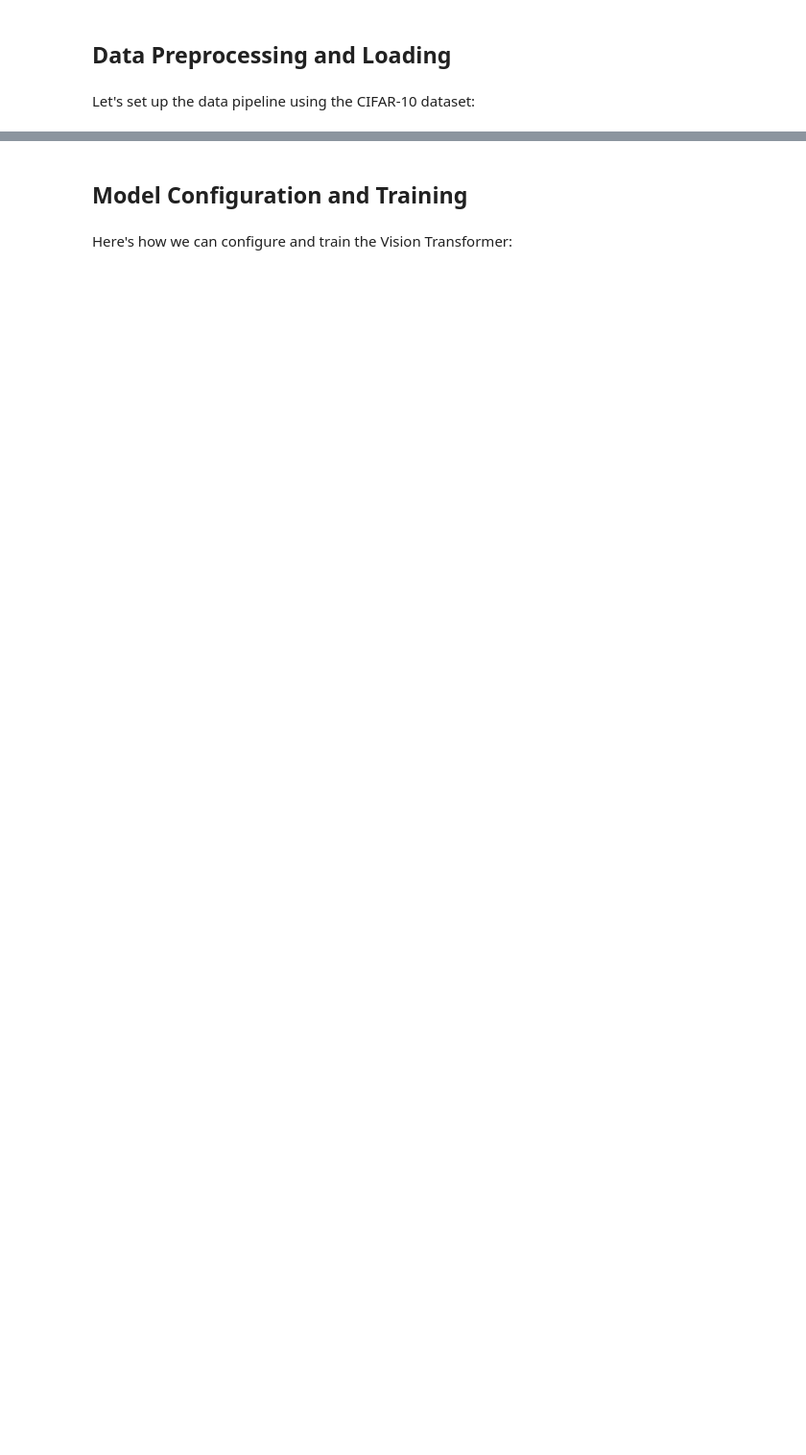
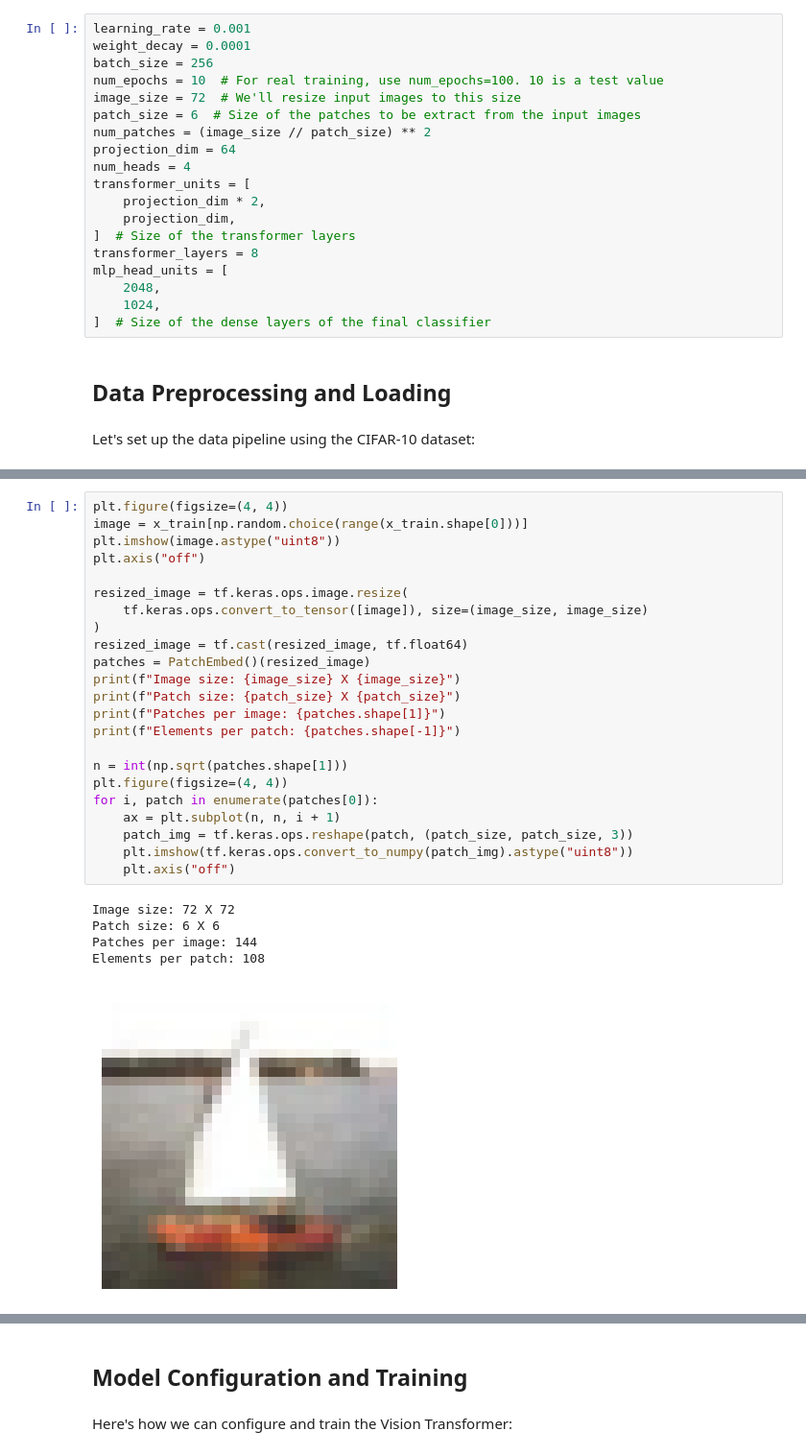
Before and after one commit to raminmohammadi/GEN-AI, a Jupyter notebook: Labs/Week_7/Transformers/Vision_Transformers.ipynb, the cells around one changed output, grey strips where cells are left out. Shown at 96% size. Drawn from its saved outputs; the diff is of its cells as text; blank space fills up the shorter version.

Commit message:
added some details for Vision Transformer ViT

```diff
--- a/Labs/Week_7/Transformers/Vision_Transformers.ipynb
+++ b/Labs/Week_7/Transformers/Vision_Transformers.ipynb
@@ -186,3 +65,22 @@ This implementation simplifies the original ViT architecture by:
+# %%
+learning_rate = 0.001
+weight_decay = 0.0001
+batch_size = 256
+num_epochs = 10  # For real training, use num_epochs=100. 10 is a test value
+image_size = 72  # We'll resize input images to this size
+patch_size = 6  # Size of the patches to be extract from the input images
+num_patches = (image_size // patch_size) ** 2
+projection_dim = 64
+num_heads = 4
+transformer_units = [
+    projection_dim * 2,
+    projection_dim,
+]  # Size of the transformer layers
+transformer_layers = 8
+mlp_head_units = [
+    2048,
+    1024,
+]  # Size of the dense layers of the final classifier
 # %% [markdown]
 ## Data Preprocessing and Loading
 # %% [markdown]
@@ -211,0 +162,29 @@ val_ds = val_ds.batch(32).prefetch(tf.data.AUTOTUNE)
+# %%
+plt.figure(figsize=(4, 4))
+image = x_train[np.random.choice(range(x_train.shape[0]))]
+plt.imshow(image.astype("uint8"))
+plt.axis("off")
+
+resized_image = tf.keras.ops.image.resize(
+    tf.keras.ops.convert_to_tensor([image]), size=(image_size, image_size)
+)
+resized_image = tf.cast(resized_image, tf.float64)
+patches = PatchEmbed()(resized_image)
+print(f"Image size: {image_size} X {image_size}")
+print(f"Patch size: {patch_size} X {patch_size}")
+print(f"Patches per image: {patches.shape[1]}")
+print(f"Elements per patch: {patches.shape[-1]}")
+
+n = int(np.sqrt(patches.shape[1]))
+plt.figure(figsize=(4, 4))
+for i, patch in enumerate(patches[0]):
+    ax = plt.subplot(n, n, i + 1)
+    patch_img = tf.keras.ops.reshape(patch, (patch_size, patch_size, 3))
+    plt.imshow(tf.keras.ops.convert_to_numpy(patch_img).astype("uint8"))
+    plt.axis("off")
+# %% [output]
+Image size: 72 X 72
+Patch size: 6 X 6
+Patches per image: 144
+Elements per patch: 108
+[figure, added]
```
Also changed, not shown: parts of 36 cells of this notebook, 1 other file.
